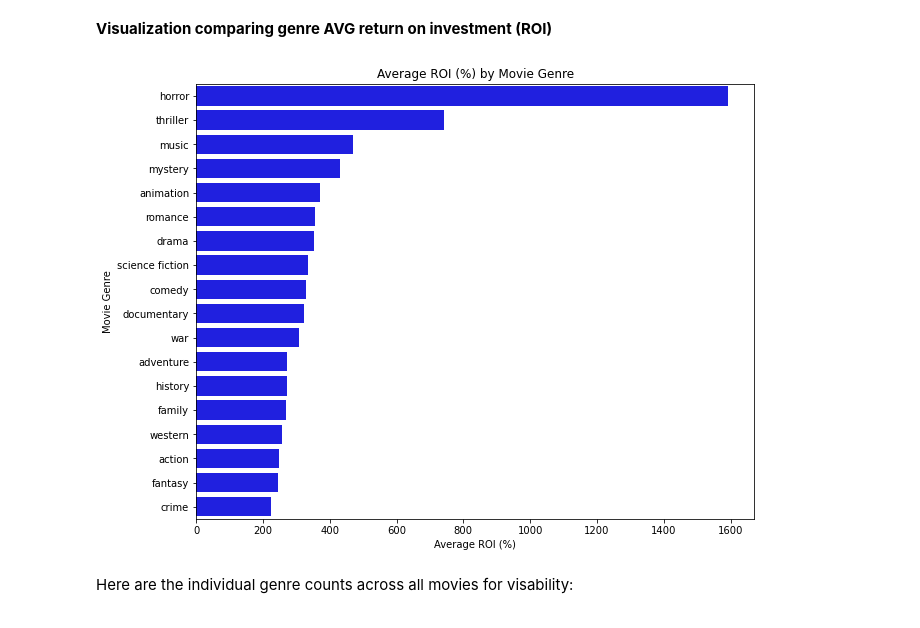
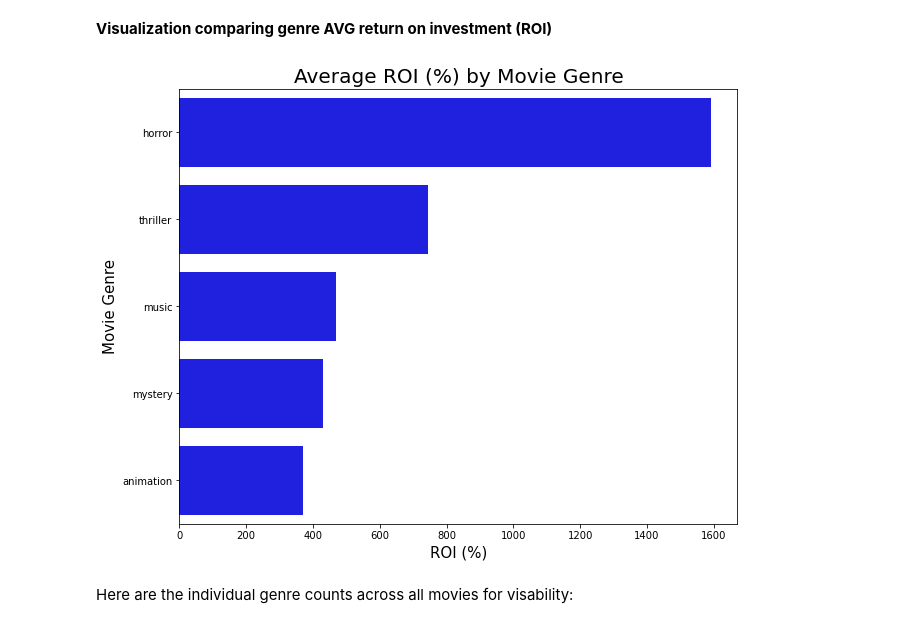
Before and after one commit to learn-co-curriculum/dsc-phase-2-project-v3, a Jupyter notebook: main_workbook.ipynb, the cells around one changed output. Cells and saved outputs as stored; diff of their text form; code cells hidden in the pictures.

Commit message:
made updates to improve visualizations

```diff
--- a/main_workbook.ipynb
+++ b/main_workbook.ipynb
@@ -318,27 +361,27 @@ calc_df[['title', 'roi', 'genres']].head(10)
 # %%
 # assuming your dataframe is calc_df
 calc_df['genres'] = calc_df['genres'].apply(lambda x: ', '.join(x)) # Joining genres into string if they are list
 calc_df['genres'] = calc_df['genres'].apply(lambda x: x.split(', ')) # Splitting genres to make them list again
 calc_df_exploded = calc_df.explode('genres') # This will create separate rows for each genre
 
 # Drop rows with missing genres
 calc_df_exploded = calc_df_exploded[calc_df_exploded['genres'].notna() & (calc_df_exploded['genres'] != '')]
 
 # Now you can use groupby to find the mean 'roi' for each genre
 genre_group = calc_df_exploded.groupby('genres')['roi'].mean().reset_index()
 
 # Sorting the genres by average ROI in descending order
 genre_group = genre_group.sort_values(by='roi', ascending=False)
 
 # Now use seaborn to create the visualization
 plt.figure(figsize=(10,8))
-sns.barplot(x='roi', y='genres', data=genre_group, ci=None, color='blue')
-plt.title('Average ROI (%) by Movie Genre')
-plt.xlabel('Average ROI (%)')
-plt.ylabel('Movie Genre')
+sns.barplot(x='roi', y='genres', data=genre_group.head(), ci=None, color='blue')
+plt.title('Average ROI (%) by Movie Genre', fontsize=20)
+plt.xlabel('ROI (%)', fontsize=15)
+plt.ylabel('Movie Genre', fontsize=15)
 plt.show()
 # %% [output]
-[figure, old version]
+[figure, new version]
 # %% [markdown]
 Here are the individual genre counts across all movies for visability:
 # %%
```
Also changed, not shown: parts of 9 cells of this notebook.
